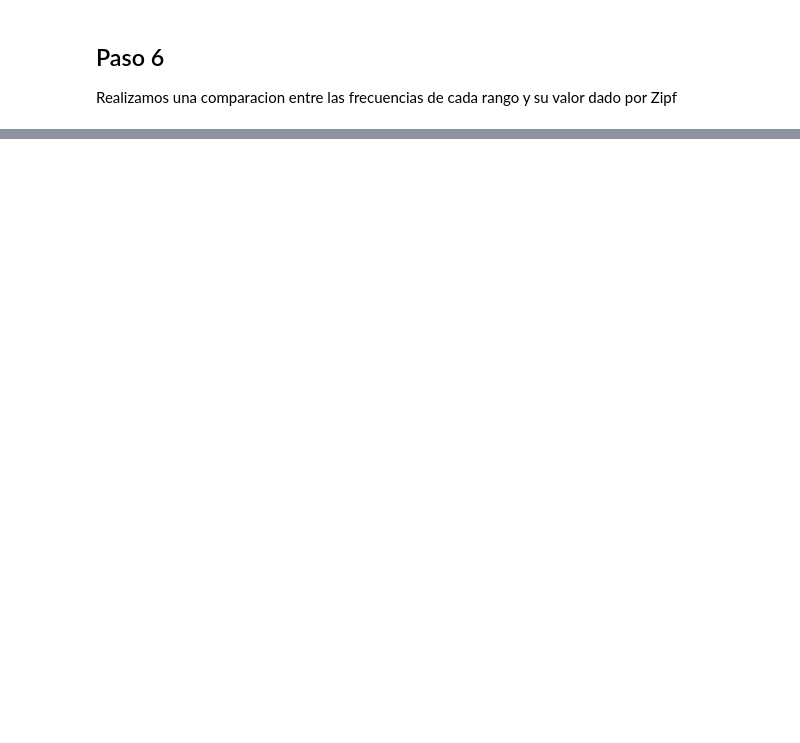
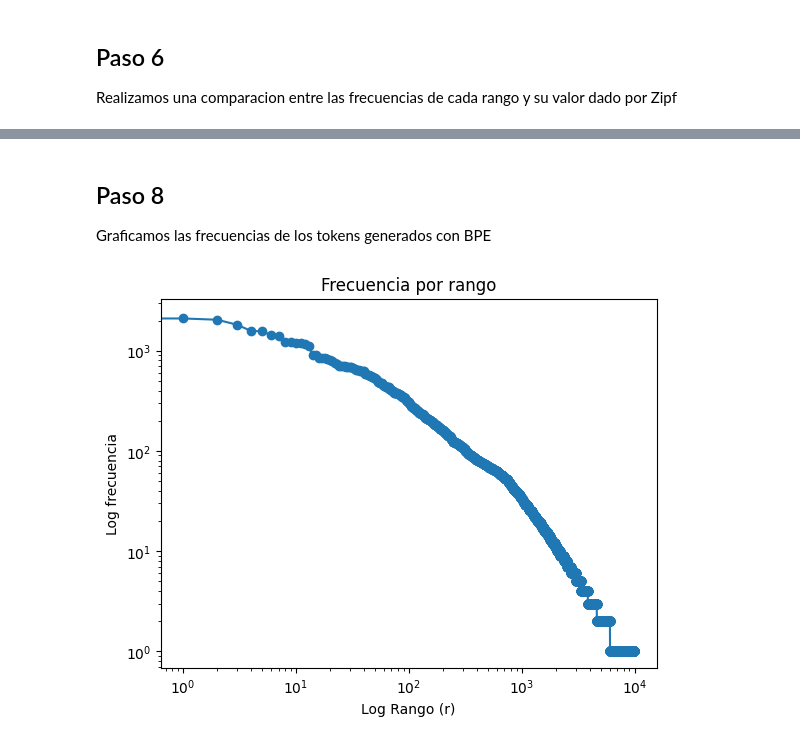
Before and after one commit to JoelHaiddRC/Linguistica, a Jupyter notebook: notebooks/Ejercicio2.ipynb, the cells around one changed output, grey strips where cells are left out. Drawn from its saved outputs; the diff is of its cells as text; code cells hidden in the pictures; blank space fills up the shorter version.

```diff
--- a/notebooks/Ejercicio2.ipynb
+++ b/notebooks/Ejercicio2.ipynb
@@ -152,0 +153,3 @@ Utilizamos el metodo de __Byte Pair Encoding__ (BPE) para obtener los subwords d
+# %%
+# Obtenemos las frecuencias de los tipos de cada subword utilizando bpe
+bpe_tokens = aplicar_byte_pair_encoding(tokens_normalizados, 500)
@@ -152,0 +161,3 @@ Utilizamos el metodo de __Byte Pair Encoding__ (BPE) para obtener los subwords d
+# %%
+tabla_frecuencias_bpe = crear_tabla_frecuencias(bpe_tokens)
+print(tabla_frecuencias_bpe)
@@ -152,0 +179,9 @@ Utilizamos el metodo de __Byte Pair Encoding__ (BPE) para obtener los subwords d
+# %% [markdown]
+## Paso 8
+Graficamos las frecuencias de los tokens generados con BPE
+# %%
+fig, ax = plt.subplots()
+graficar_frecuencias(tabla_frecuencias_bpe, ax, log_scale=True)
+plt.show()
+# %% [output]
+[figure, added]
```
Also changed, not shown: parts of 17 cells of this notebook, 4 other files.
